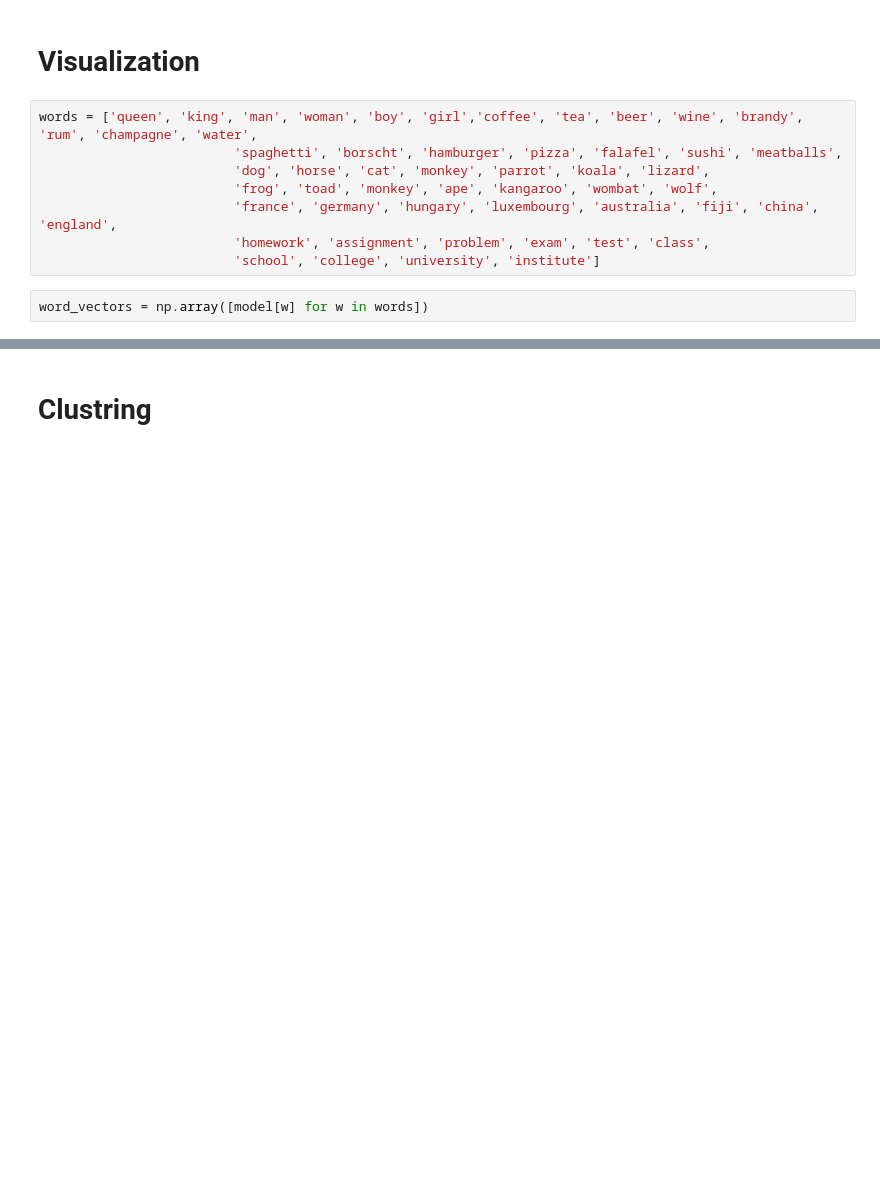
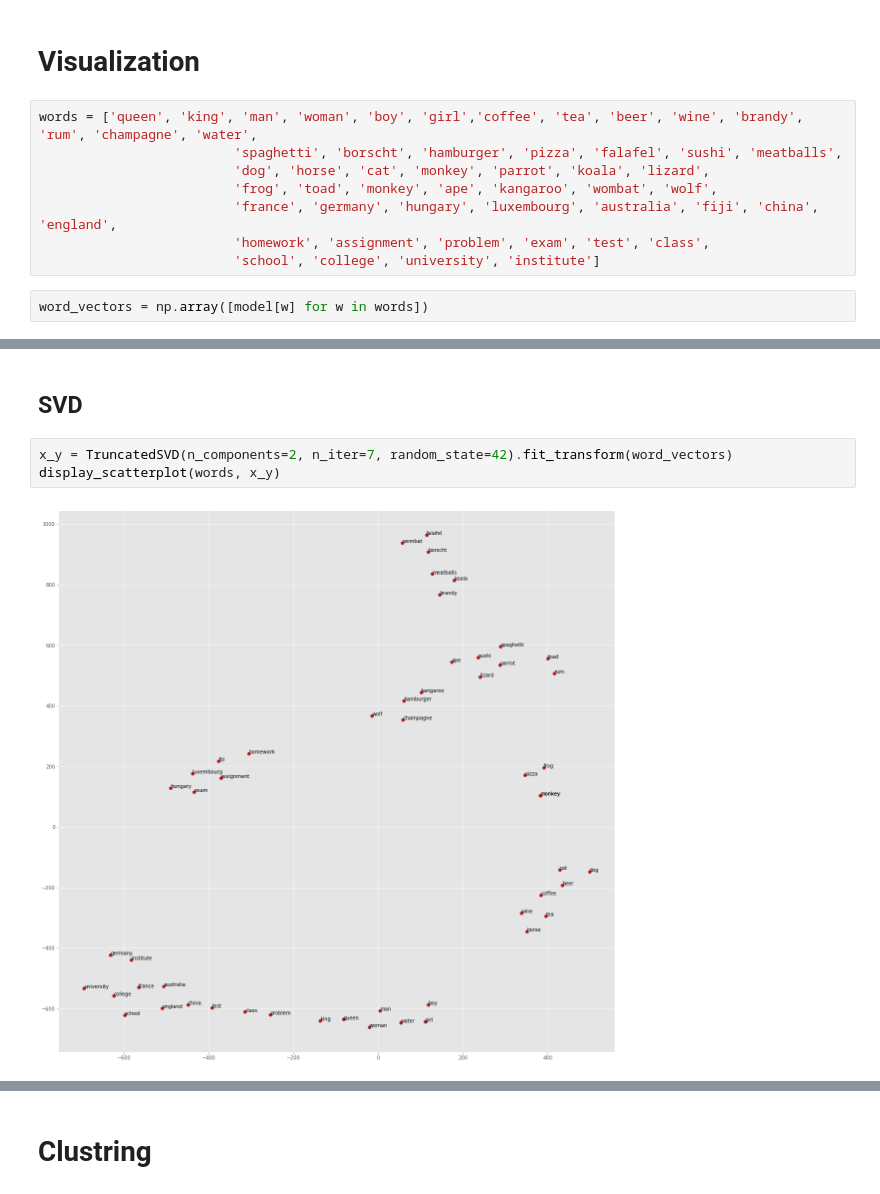
Before and after one commit to zarandioon/nlp101, a Jupyter notebook: wordvectors/gensim/gensim_word_vector_visualization.ipynb, the cells around one changed output, grey strips where cells are left out. Saved outputs shown, nothing was run; the diff lists cells and outputs as text; blank space fills up the shorter version.

```diff
--- a/wordvectors/gensim/gensim_word_vector_visualization.ipynb
+++ b/wordvectors/gensim/gensim_word_vector_visualization.ipynb
@@ -172,0 +181,7 @@ display_scatterplot(words, word_vectors, method='tsne')
+# %% [markdown]
+## SVD
+# %%
+x_y = TruncatedSVD(n_components=2, n_iter=7, random_state=42).fit_transform(word_vectors)
+display_scatterplot(words, x_y)
+# %% [output]
+[figure, added]
```
Also changed, not shown: parts of 19 cells of this notebook, 2 other files.
